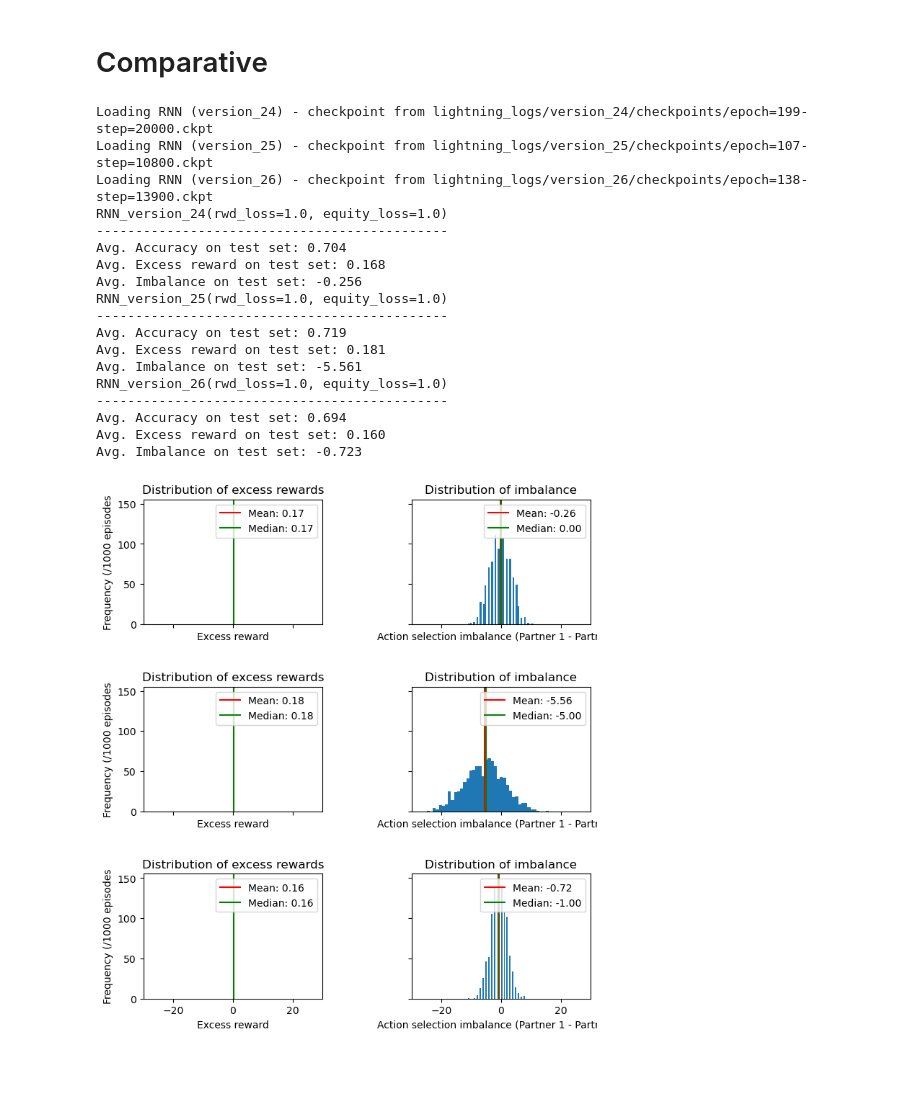
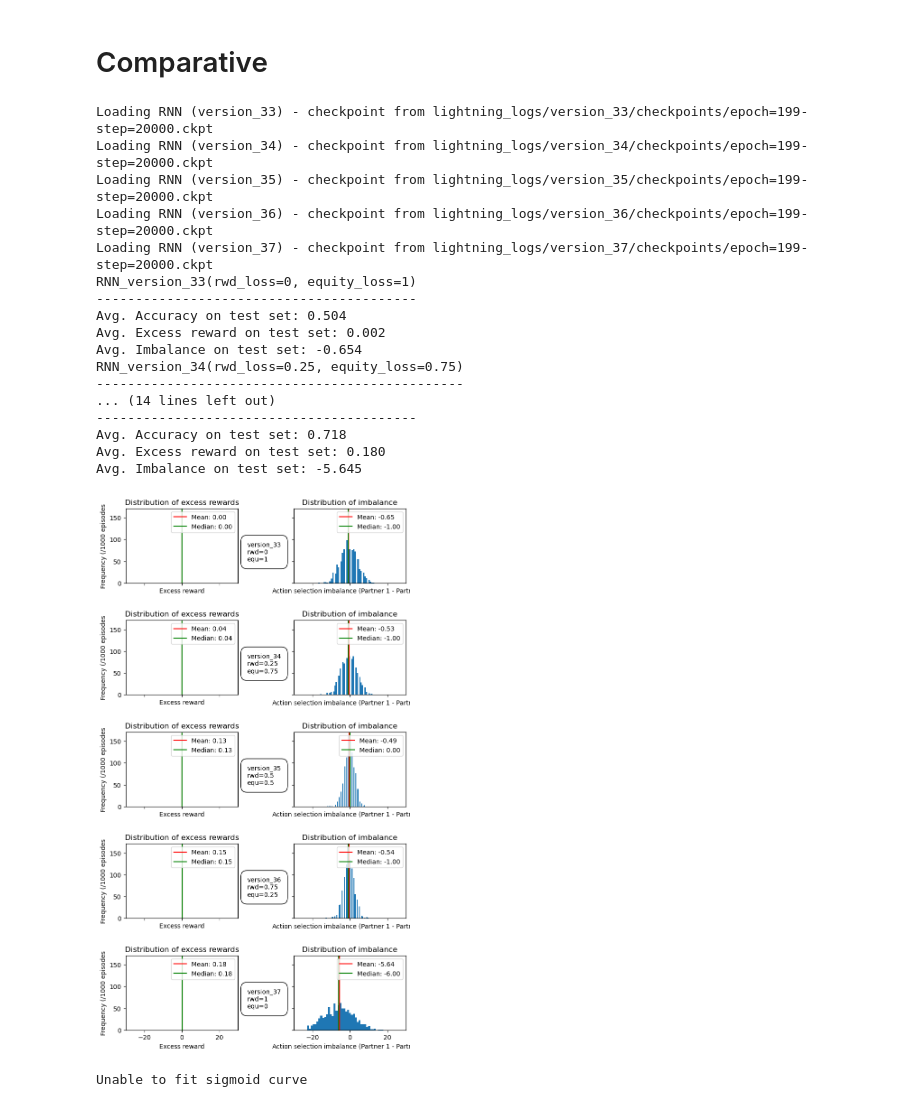
Before and after one commit to atrudel/social_bandit, a Jupyter notebook: visualization.ipynb, the cells around one changed output. Drawn from its saved outputs; the diff is of its cells as text; code cells hidden in the pictures; blank space fills up the shorter version.

Commit message:
WIP fix comparative evaluation visualization

```diff
--- a/visualization.ipynb
+++ b/visualization.ipynb
@@ -114,24 +117,24 @@ Avg. Imbalance on test set: -0.440
 # %% [markdown]
 # Comparative
 # %%
-comparative_evaluation(['version_24', 'version_25', 'version_26'], 42)
+comparative_evaluation(['version_33', 'version_34', 'version_35', 'version_36', 'version_37'], 42)
 # %% [output]
-Loading RNN (version_24) - checkpoint from lightning_logs/version_24/checkpoints/epoch=199-step=20000.ckpt
-Loading RNN (version_25) - checkpoint from lightning_logs/version_25/checkpoints/epoch=107-step=10800.ckpt
-Loading RNN (version_26) - checkpoint from lightning_logs/version_26/checkpoints/epoch=138-step=13900.ckpt
-RNN_version_24(rwd_loss=1.0, equity_loss=1.0)
----------------------------------------------
-Avg. Accuracy on test set: 0.704
-Avg. Excess reward on test set: 0.168
-Avg. Imbalance on test set: -0.256
-RNN_version_25(rwd_loss=1.0, equity_loss=1.0)
----------------------------------------------
-Avg. Accuracy on test set: 0.719
-Avg. Excess reward on test set: 0.181
-Avg. Imbalance on test set: -5.561
-RNN_version_26(rwd_loss=1.0, equity_loss=1.0)
----------------------------------------------
-Avg. Accuracy on test set: 0.694
-Avg. Excess reward on test set: 0.160
-Avg. Imbalance on test set: -0.723
+Loading RNN (version_33) - checkpoint from lightning_logs/version_33/checkpoints/epoch=199-step=20000.ckpt
+Loading RNN (version_34) - checkpoint from lightning_logs/version_34/checkpoints/epoch=199-step=20000.ckpt
+Loading RNN (version_35) - checkpoint from lightning_logs/version_35/checkpoints/epoch=199-step=20000.ckpt
+Loading RNN (version_36) - checkpoint from lightning_logs/version_36/checkpoints/epoch=199-step=20000.ckpt
+Loading RNN (version_37) - checkpoint from lightning_logs/version_37/checkpoints/epoch=199-step=20000.ckpt
+RNN_version_33(rwd_loss=0, equity_loss=1)
+-----------------------------------------
+Avg. Accuracy on test set: 0.504
+Avg. Excess reward on test set: 0.002
+Avg. Imbalance on test set: -0.654
+RNN_version_34(rwd_loss=0.25, equity_loss=0.75)
+-----------------------------------------------
+... (14 lines left out)
+-----------------------------------------
+Avg. Accuracy on test set: 0.718
+Avg. Excess reward on test set: 0.180
+Avg. Imbalance on test set: -5.645
-[figure, old version]
+[figure, new version]
+Unable to fit sigmoid curve
```
Also changed, not shown: parts of 5 cells of this notebook, 1 other file.
